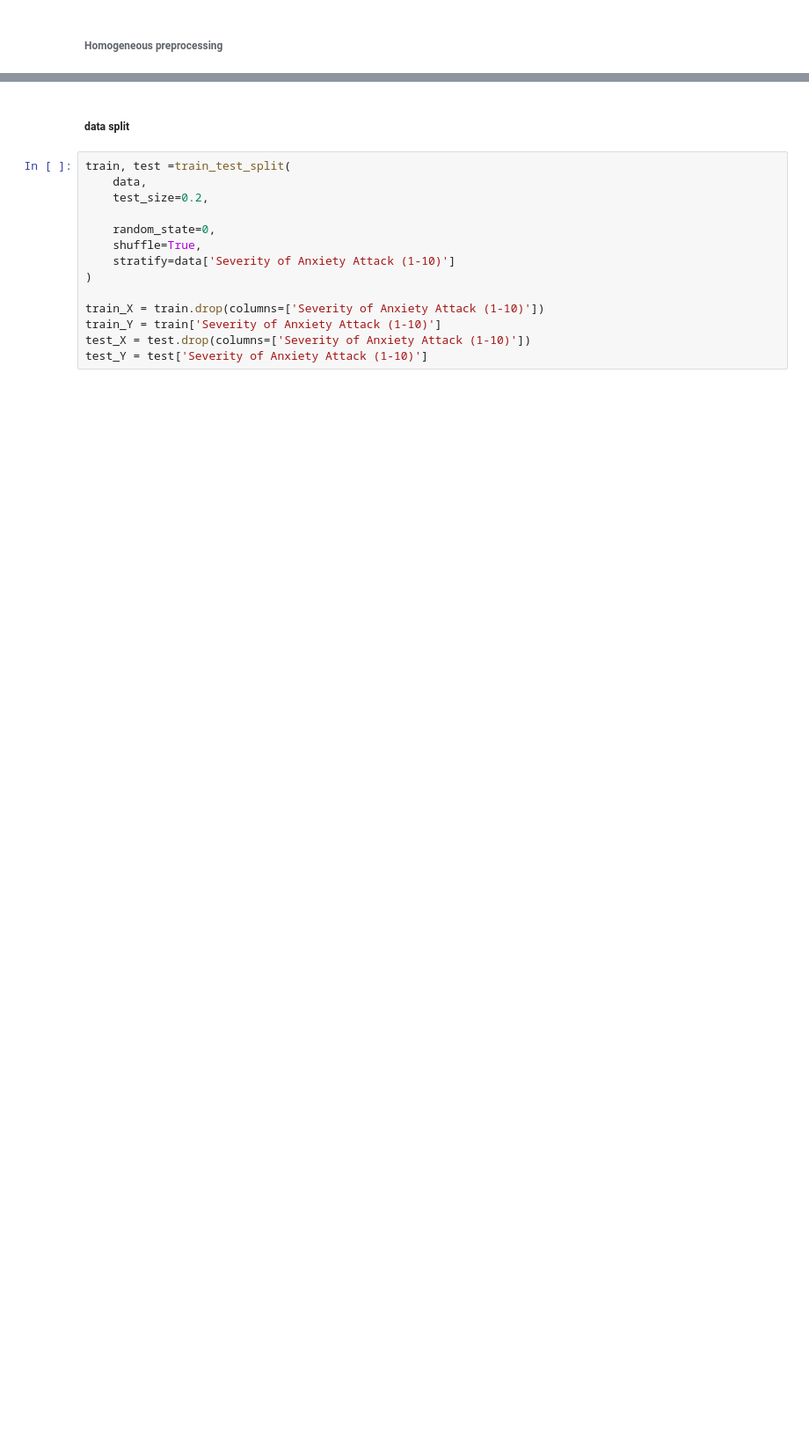
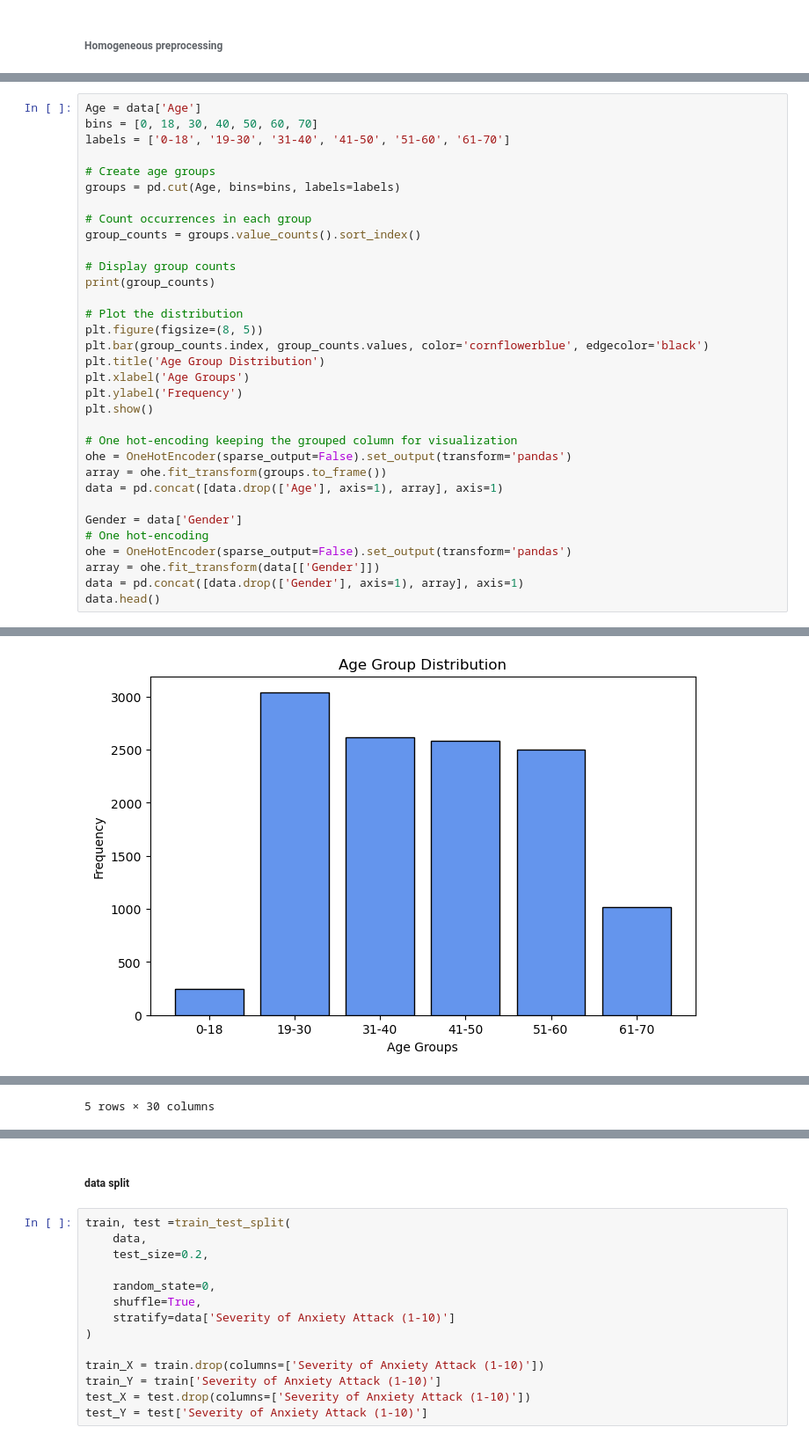
Before and after one commit to 100495761/MSE446, a Jupyter notebook: main.ipynb, the cells around one changed output, grey strips where cells are left out. Shown at 88% size. Drawn from its saved outputs; the diff is of its cells as text; blank space fills up the shorter version.

```diff
--- a/main.ipynb
+++ b/main.ipynb
@@ -160,0 +125,34 @@ Name: proportion, dtype: float64
+# %%
+Age = data['Age']
+bins = [0, 18, 30, 40, 50, 60, 70]
+labels = ['0-18', '19-30', '31-40', '41-50', '51-60', '61-70']
+
+# Create age groups
+groups = pd.cut(Age, bins=bins, labels=labels)
+
+# Count occurrences in each group
+group_counts = groups.value_counts().sort_index()
+
+# Display group counts
+print(group_counts)
+
+# Plot the distribution
+plt.figure(figsize=(8, 5))
+plt.bar(group_counts.index, group_counts.values, color='cornflowerblue', edgecolor='black')
+plt.title('Age Group Distribution')
+plt.xlabel('Age Groups')
+plt.ylabel('Frequency')
+plt.show()
+
+# One hot-encoding keeping the grouped column for visualization
+ohe = OneHotEncoder(sparse_output=False).set_output(transform='pandas')
+array = ohe.fit_transform(groups.to_frame())
+data = pd.concat([data.drop(['Age'], axis=1), array], axis=1)
+
+Gender = data['Gender']
+# One hot-encoding
+ohe = OneHotEncoder(sparse_output=False).set_output(transform='pandas')
+array = ohe.fit_transform(data[['Gender']])
+data = pd.concat([data.drop(['Gender'], axis=1), array], axis=1)
+data.head()
+# %% [output]
@@ -160,0 +167 @@ Name: proportion, dtype: float64
+[figure, added]
@@ -161,3 +174,4 @@ Name: proportion, dtype: float64
+5 rows × 30 columns
 # %%
 # 3. Normalize Numerical Variables
 numerical_cols = [
```
Also changed, not shown: parts of 23 cells of this notebook.
